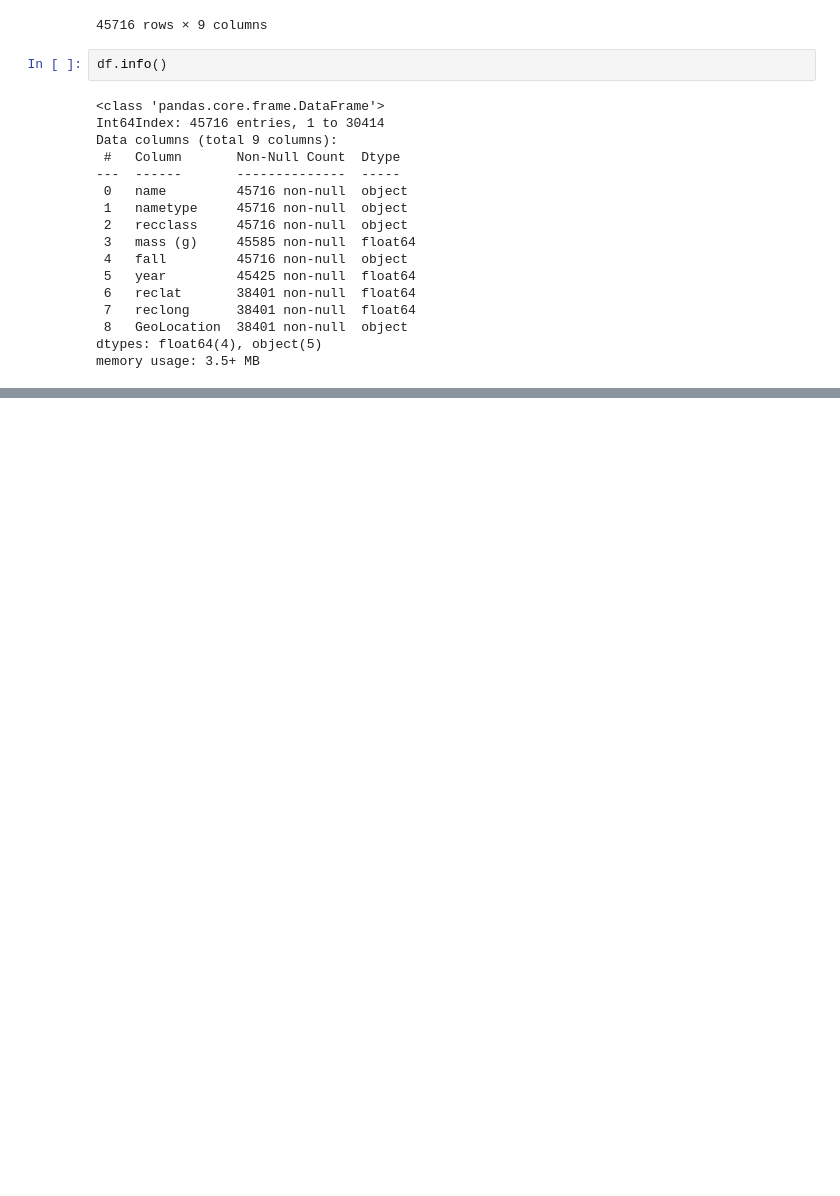
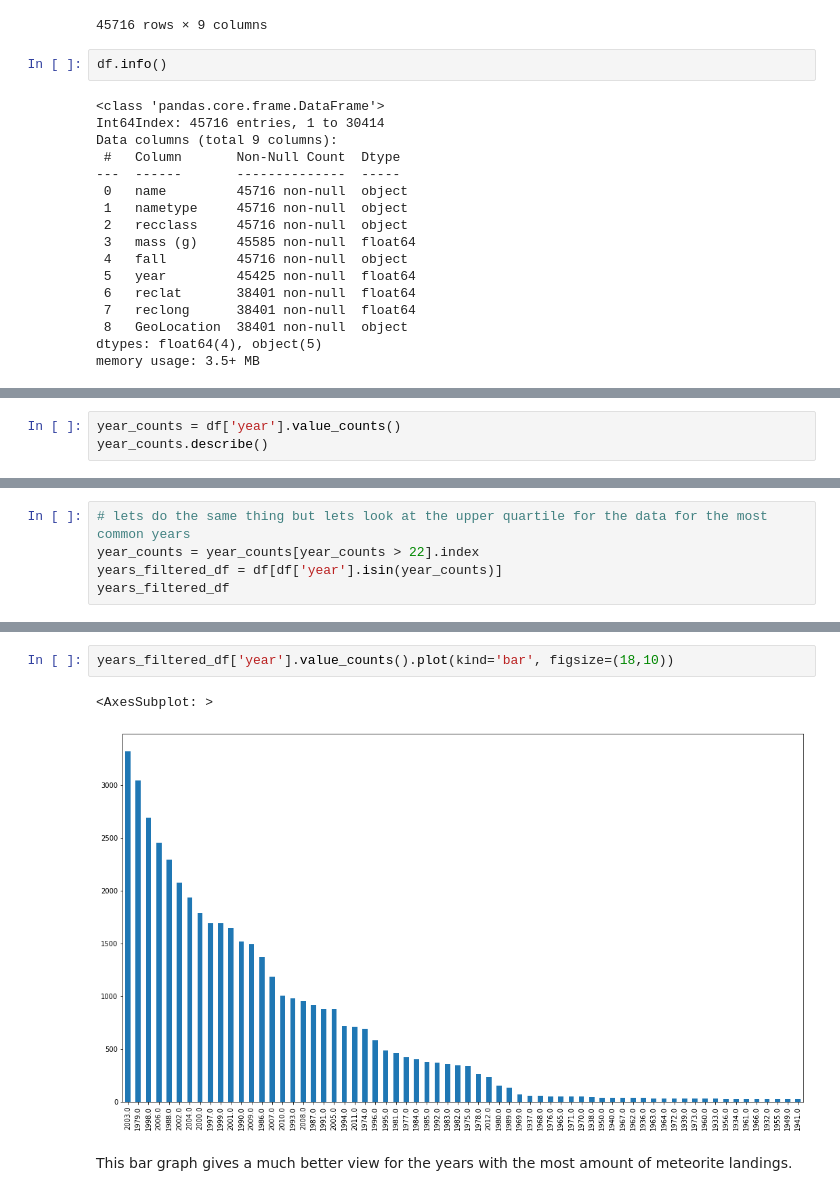
Before and after one commit to c-blomquist/Nasa-Meteorite-Landings-Data-Exploration, a Jupyter notebook: Meteorite_Landings.ipynb, the cells around one changed output, grey strips where cells are left out. Drawn from its saved outputs; the diff is of its cells as text; blank space fills up the shorter version.

```diff
--- a/Meteorite_Landings.ipynb
+++ b/Meteorite_Landings.ipynb
@@ -46,0 +56,3 @@ memory usage: 3.5+ MB
+# %%
+year_counts = df['year'].value_counts()
+year_counts.describe()
@@ -46,0 +69,5 @@ memory usage: 3.5+ MB
+# %%
+# lets do the same thing but lets look at the upper quartile for the data for the most common years
+year_counts = year_counts[year_counts > 22].index
+years_filtered_df = df[df['year'].isin(year_counts)]
+years_filtered_df
@@ -46,0 +89,7 @@ memory usage: 3.5+ MB
+# %%
+years_filtered_df['year'].value_counts().plot(kind='bar', figsize=(18,10))
+# %% [output]
+<AxesSubplot: >
+[figure, added]
+# %% [markdown]
+This bar graph gives a much better view for the years with the most amount of meteorite landings.
```
Also changed, not shown: parts of 5 cells of this notebook.
